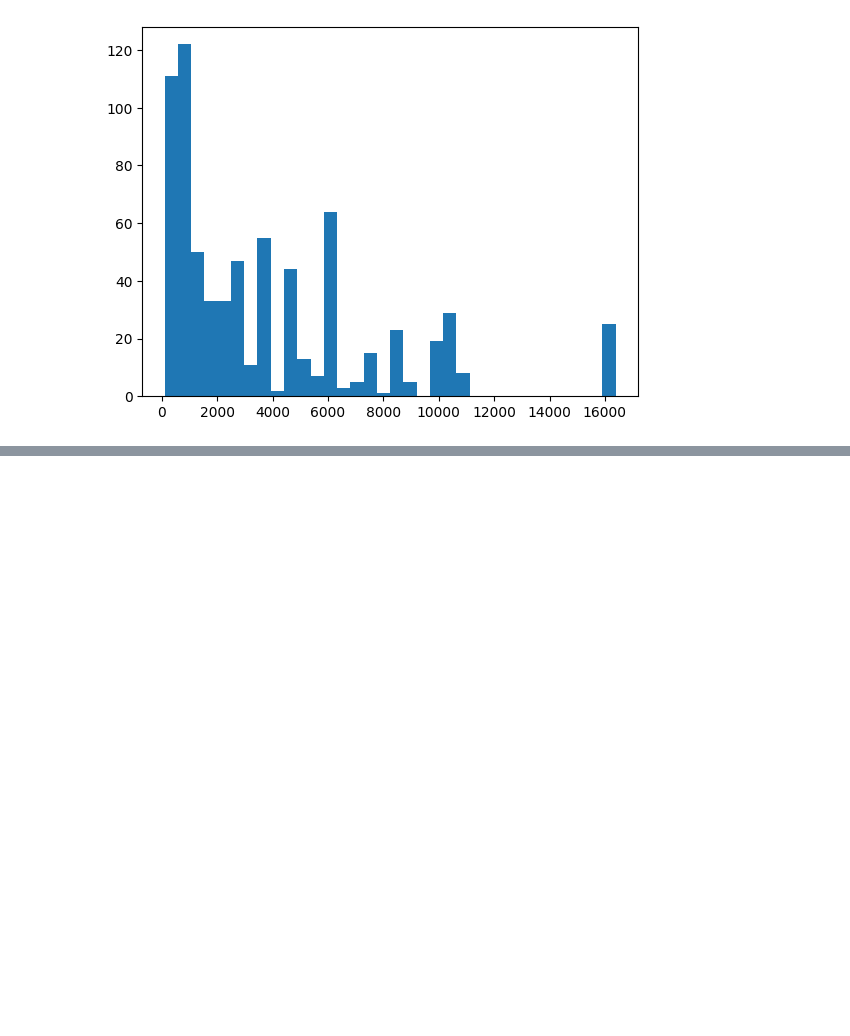
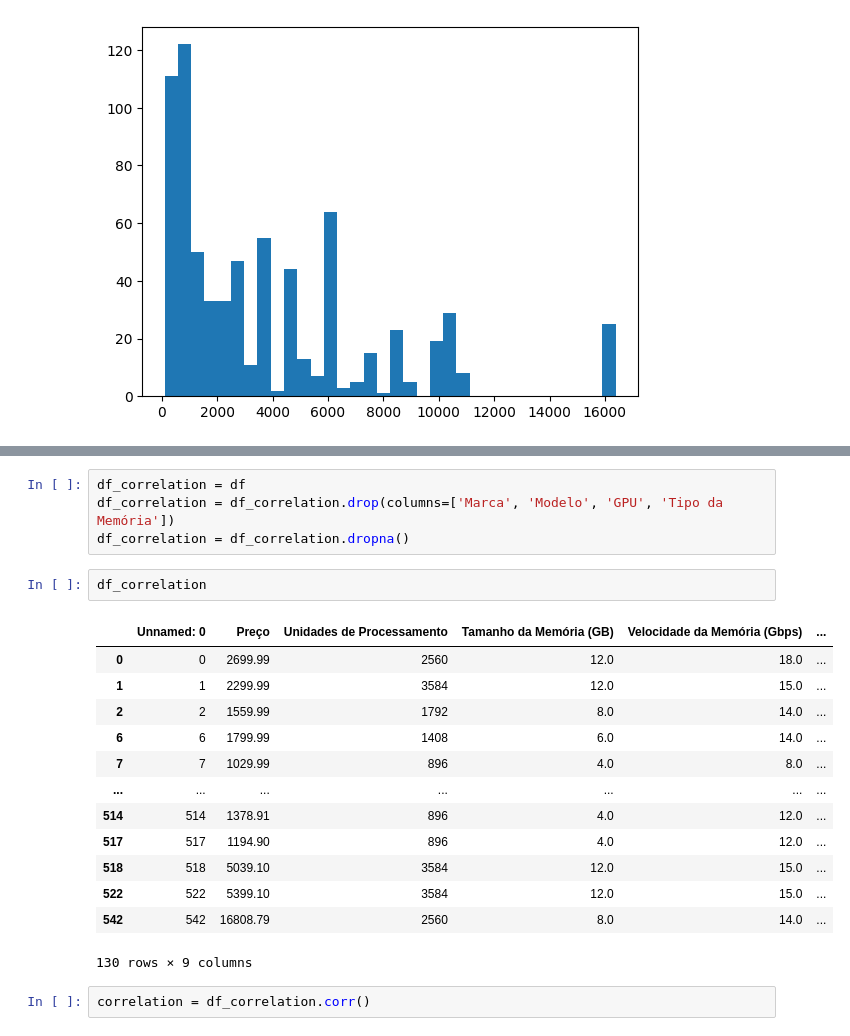
Before and after one commit to GustavoValenca/DataScience-Placas-de-Video, a Jupyter notebook: Análise Exploratória dos Dados/analysis.ipynb, the cells around one changed output, grey strips where cells are left out. Saved outputs shown, nothing was run; the diff lists cells and outputs as text; blank space fills up the shorter version.

```diff
--- a/Análise Exploratória dos Dados/analysis.ipynb
+++ b/Análise Exploratória dos Dados/analysis.ipynb
@@ -296,0 +352,22 @@ plt.show()
+# %%
+df_correlation = df
+df_correlation = df_correlation.drop(columns=['Marca', 'Modelo', 'GPU', 'Tipo da Memória'])
+df_correlation = df_correlation.dropna()
+# %%
+df_correlation
+# %% [output]
+|  | Unnamed: 0 | Preço | Unidades de Processamento | Tamanho da Memória (GB) | Velocidade da Memória (Gbps) | ... |
+| 0 | 0 | 2699.99 | 2560 | 12.0 | 18.0 | ... |
+| 1 | 1 | 2299.99 | 3584 | 12.0 | 15.0 | ... |
+| 2 | 2 | 1559.99 | 1792 | 8.0 | 14.0 | ... |
+| 6 | 6 | 1799.99 | 1408 | 6.0 | 14.0 | ... |
+| 7 | 7 | 1029.99 | 896 | 4.0 | 8.0 | ... |
+| ... | ... | ... | ... | ... | ... | ... |
+| 514 | 514 | 1378.91 | 896 | 4.0 | 12.0 | ... |
+| 517 | 517 | 1194.90 | 896 | 4.0 | 12.0 | ... |
+| 518 | 518 | 5039.10 | 3584 | 12.0 | 15.0 | ... |
+| 522 | 522 | 5399.10 | 3584 | 12.0 | 15.0 | ... |
+| 542 | 542 | 16808.79 | 2560 | 8.0 | 14.0 | ... |
+130 rows × 9 columns
+# %%
+correlation = df_correlation.corr()
```
Also changed, not shown: parts of 10 cells of this notebook.
